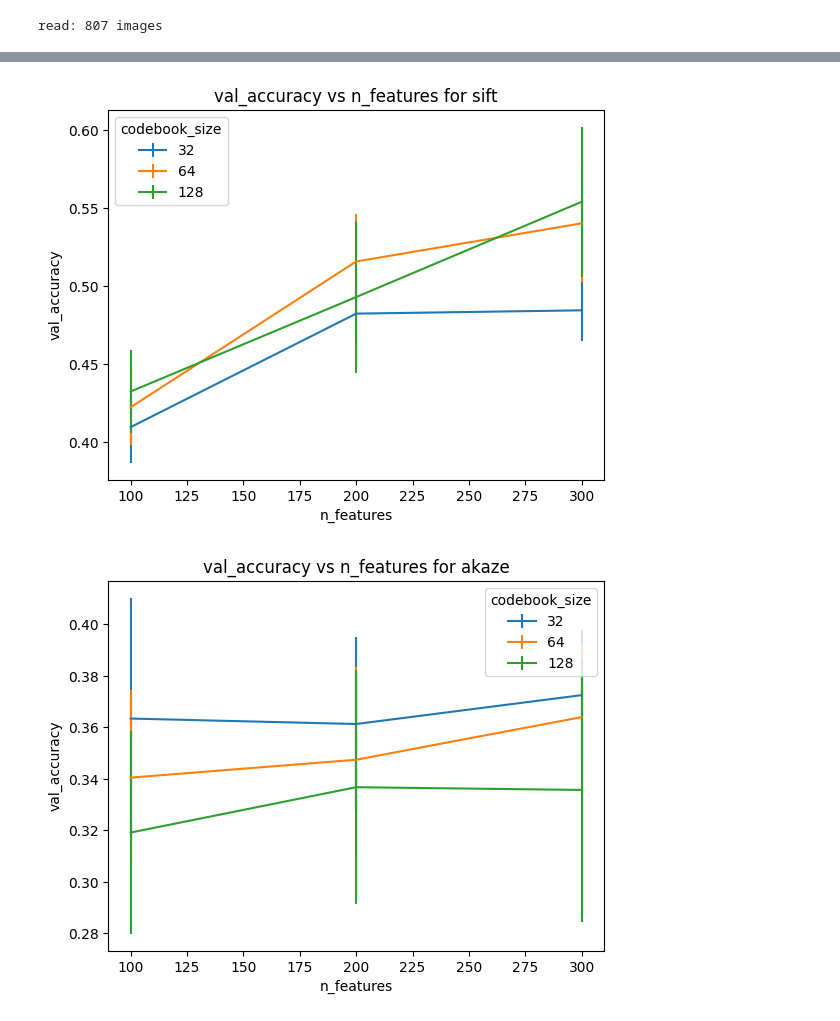
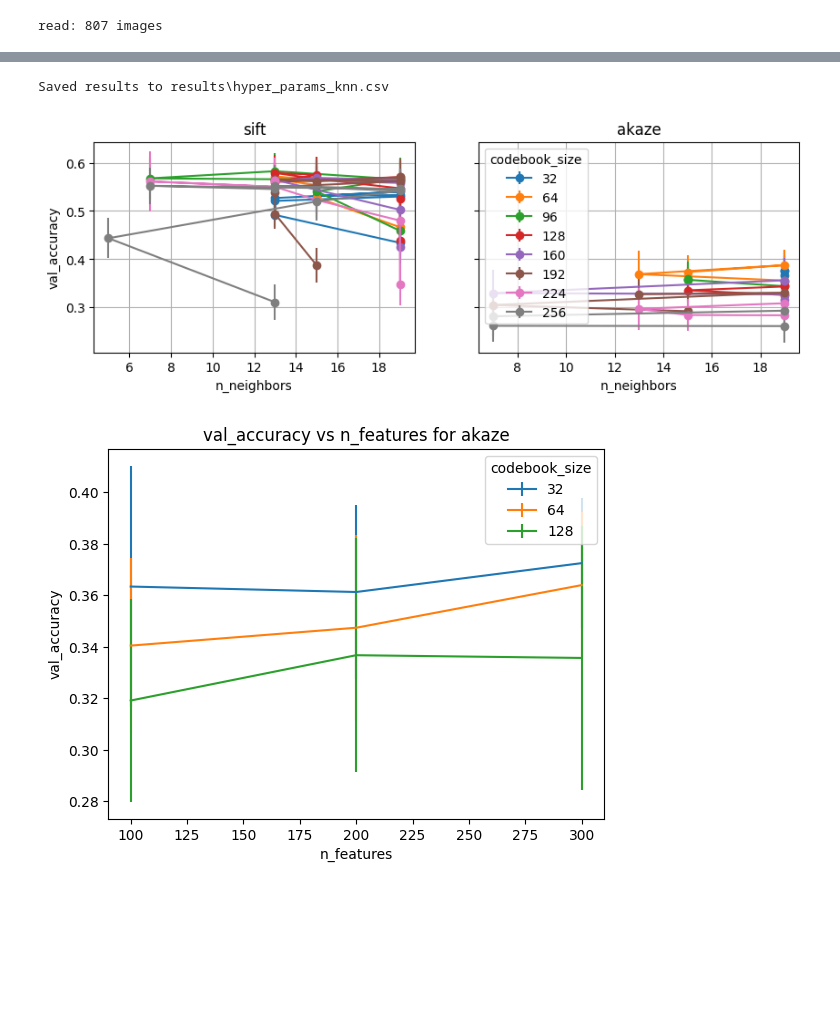
Before and after one commit to alex21th/MCV-M3-Project, a Jupyter notebook: BagofVisualWords.ipynb, the cells around one changed output, grey strips where cells are left out. Cells and saved outputs as stored; diff of their text form; code cells hidden in the pictures; blank space fills up the shorter version.

```diff
--- a/BagofVisualWords.ipynb
+++ b/BagofVisualWords.ipynb
@@ -68,0 +74,16 @@ def show_image(image: np.ndarray, title: str = 'image'):
+# %%
+def plot_params_comparison(df: np.ndarray, detectors: List[str], xvar: str, yvar: str, zvar: str, figsize=(5, 3)):
+    fig, ax = plt.subplots(1, len(detectors), figsize=figsize, sharey=True)
+    lvls = df[zvar].unique()
+    for detector in detectors:
+        data = df.copy()[df['detector'] == detector]
+        for i in lvls:
+            ax[detectors.index(detector)].errorbar(x=data[data[zvar]==i][xvar],
+                                                  y=data[data[zvar]==i][yvar],
+                                                  yerr=data[data[zvar]==i][f'std_{yvar}'], label=i, marker='o')
+        ax[detectors.index(detector)].set_xlabel(xvar)
+        ax[detectors.index(detector)].title.set_text(detector)
+        ax[detectors.index(detector)].grid()
+    ax[0].set_ylabel(yvar)
+    ax[detectors.index(detector)].legend(title=zvar)
+    plt.show()
@@ -449,24 +363,23 @@ NameError: name 'step_sizes' is not defined
+# %%
+df = pd.DataFrame(results, columns=columns)
+os.makedirs(results_folder, exist_ok=True)
+df.to_csv(os.path.join(results_folder, filename))
+print(f"Saved results to {os.path.join(results_folder, filename)}")
+# %% [output]
+Saved results to results\hyper_params_knn.csv
 # %%
 df = pd.read_csv('results/hyper_params_knn.csv')
-# %%
-detector = 'sift'
-data = df.copy()[df['detector'] == detector]
-
-lvls_variable = 'codebook_size'
-
-fig, ax = plt.subplots()
-lvls = data[lvls_variable].unique()
-for i in lvls:
-    ax.errorbar(x=data[data[lvls_variable]==i]['n_features'],
-                y=data[data[lvls_variable]==i]['val_accuracy'],
-                yerr=data[data[lvls_variable]==i]['std_val_accuracy'], label=i)
-ax.set_xlabel('n_features')
-ax.set_ylabel('val_accuracy')
-ax.legend(title=lvls_variable)
-ax.title.set_text(f'val_accuracy vs n_features for {detector}')
-plt.show()
-# %% [output]
-[figure, removed]
+# %%
+plot_params_comparison(
+    df=df,
+    detectors=['sift','akaze'],
+    xvar='n_neighbors',
+    yvar='val_accuracy',
+    zvar='codebook_size',
+    figsize=(10, 3)
+)
+# %% [output]
+[figure, added]
 # %%
 detector = 'akaze'
 data = df.copy()[df['detector'] == detector]
```
Also changed, not shown: parts of 47 cells of this notebook.
